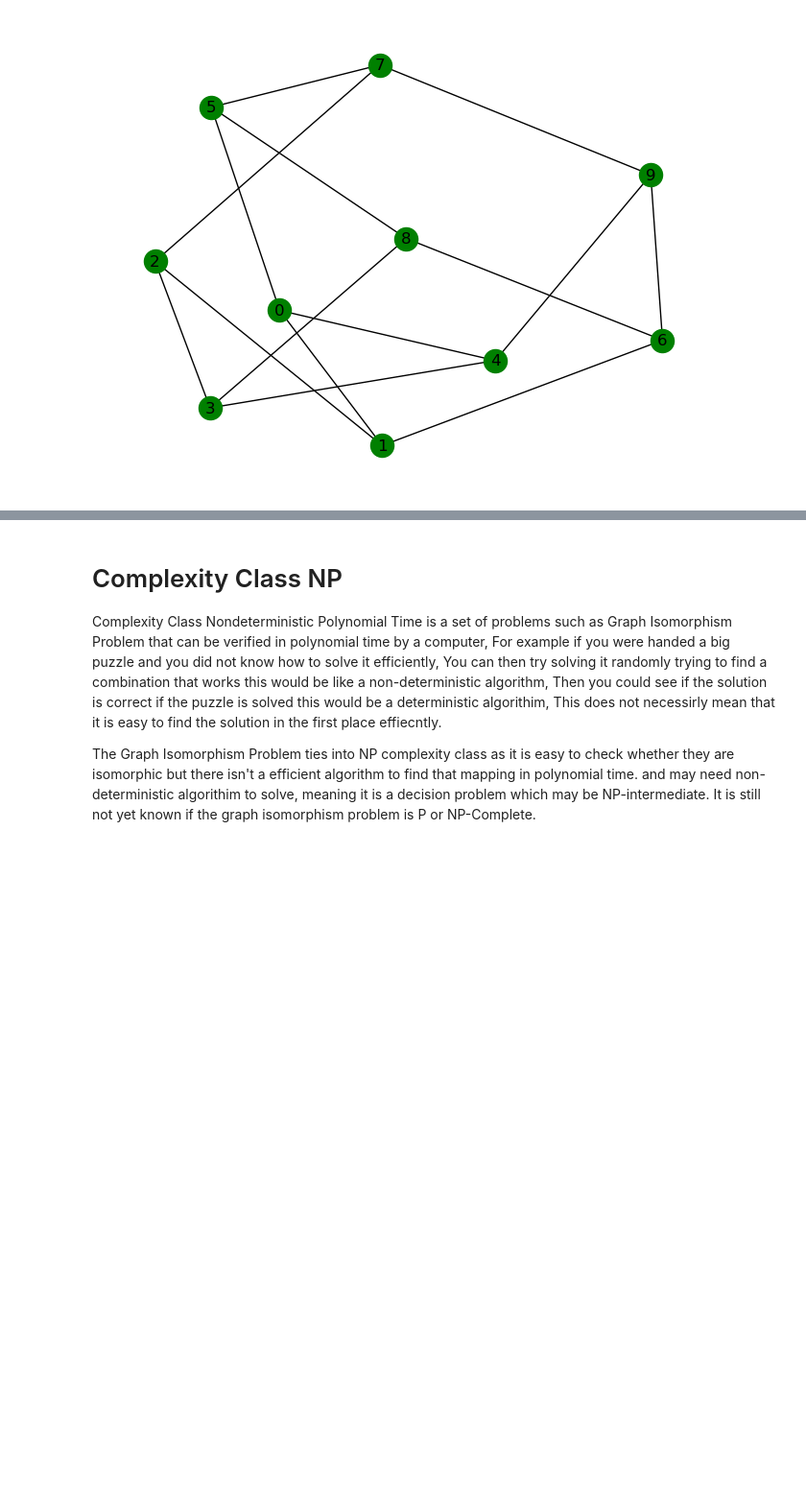
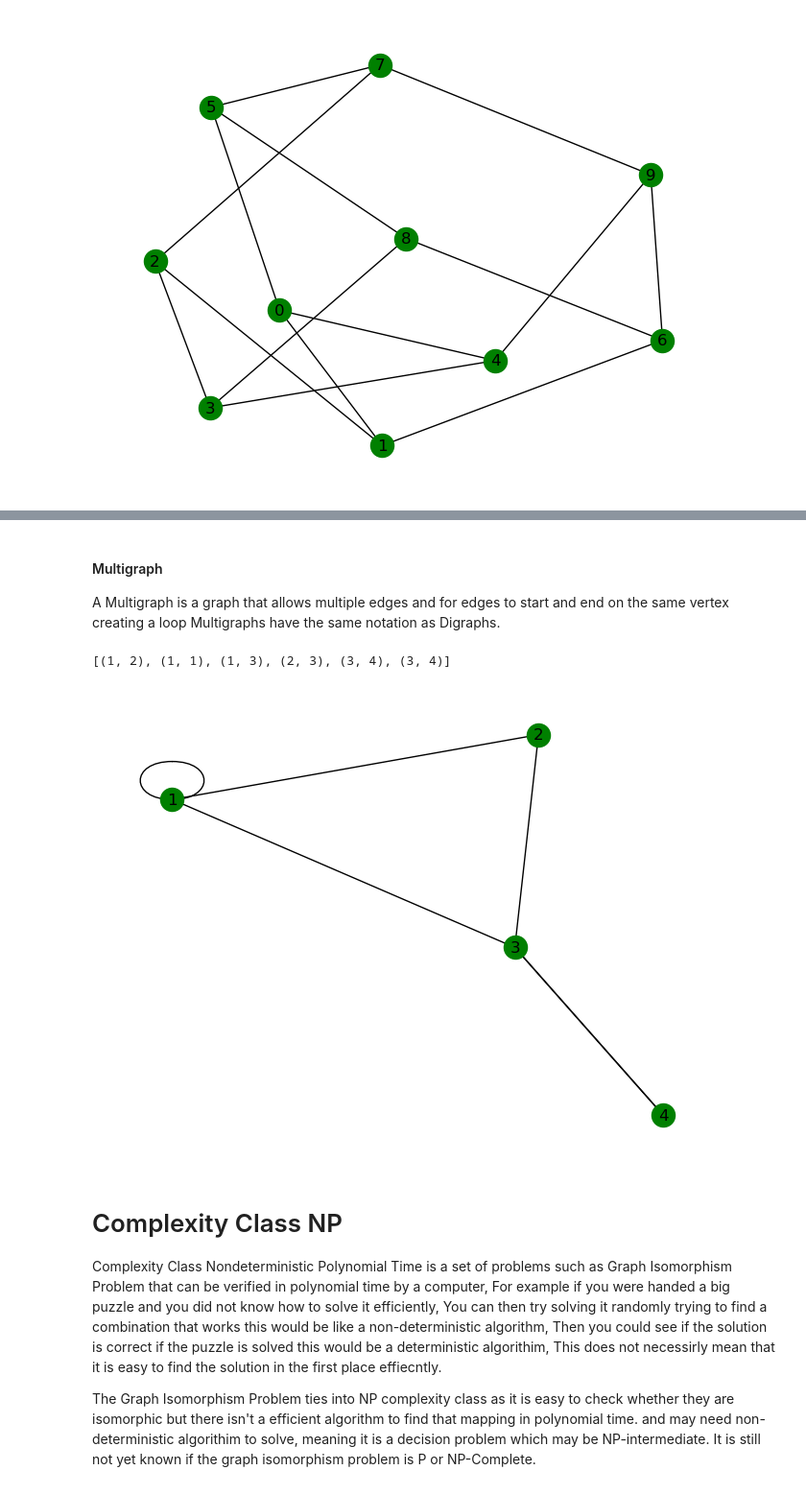
Before and after one commit to rohansikder/GraphTheory-Isomorphism, a Jupyter notebook: graph_isomorphism.ipynb, the cells around one changed output, grey strips where cells are left out. Shown at 96% size. Drawn from its saved outputs; the diff is of its cells as text; code cells hidden in the pictures; blank space fills up the shorter version.

```diff
--- a/graph_isomorphism.ipynb
+++ b/graph_isomorphism.ipynb
@@ -347,3 +380,29 @@ nx.draw(petersen_graph, with_labels=True, node_color='green')
+# %% [markdown]
+#### Multigraph
+A Multigraph is a graph that allows multiple edges and for edges to start and end on the same vertex creating a loop Multigraphs have the same notation as Digraphs.
+# %%
+import networkx as nx
+
+# Create multigraph
+G = nx.MultiGraph()
+
+# Add nodes
+G.add_nodes_from([1, 2, 3, 4])
+
+# Add edges with multiple edges between some nodes
+G.add_edge(1, 2)
+G.add_edge(1, 1)
+G.add_edge(1, 3)
+G.add_edge(2, 3)
+G.add_edge(3, 4)
+G.add_edge(3, 4)
+
+# Print the graph
+print(G.edges())
+nx.draw(G, with_labels=True, node_color='green')
+# %% [output]
+[(1, 2), (1, 1), (1, 3), (2, 3), (3, 4), (3, 4)]
+[figure, added]
 # %% [markdown]
 # Complexity Class NP
 
```
Also changed, not shown: parts of 4 cells of this notebook.
